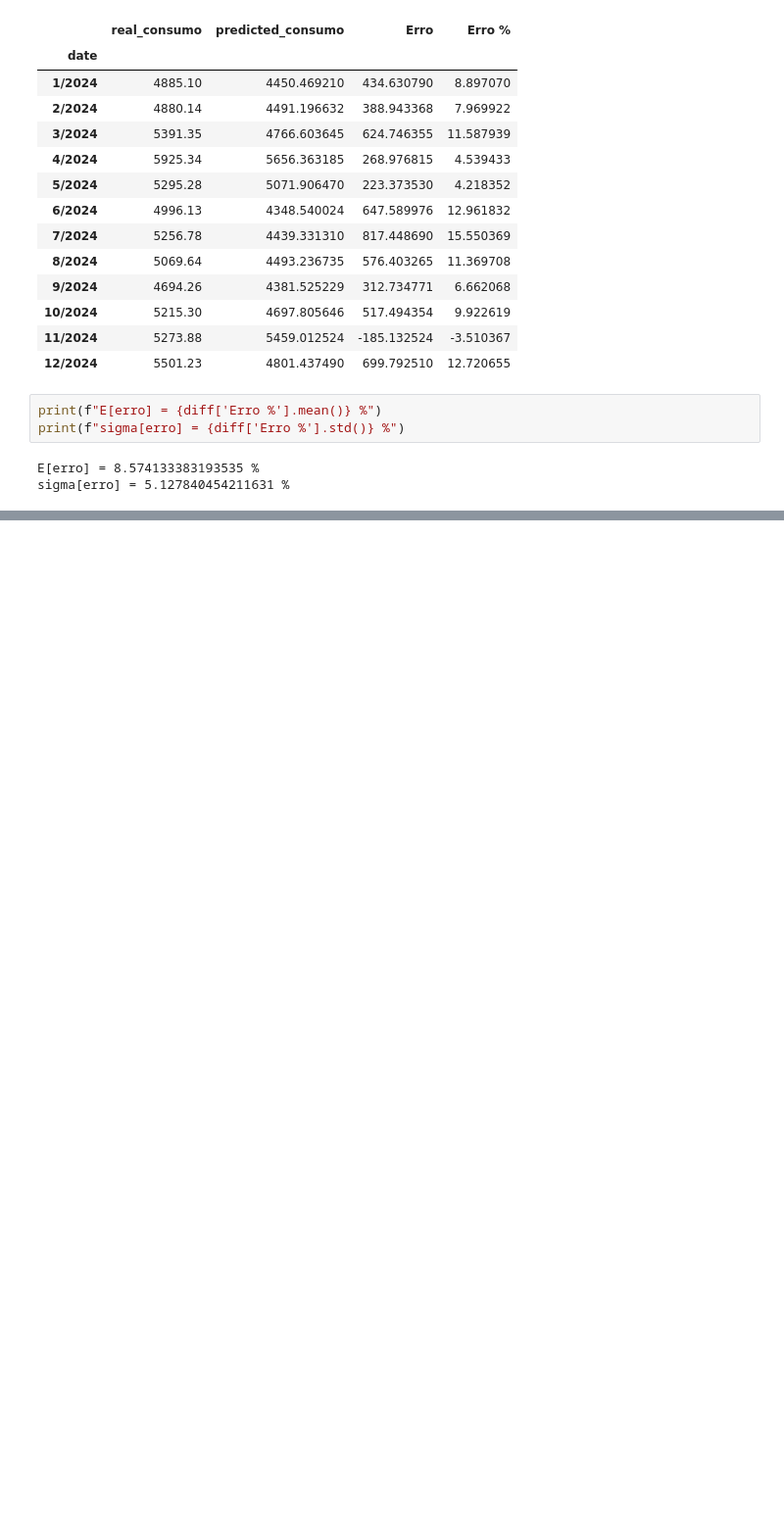
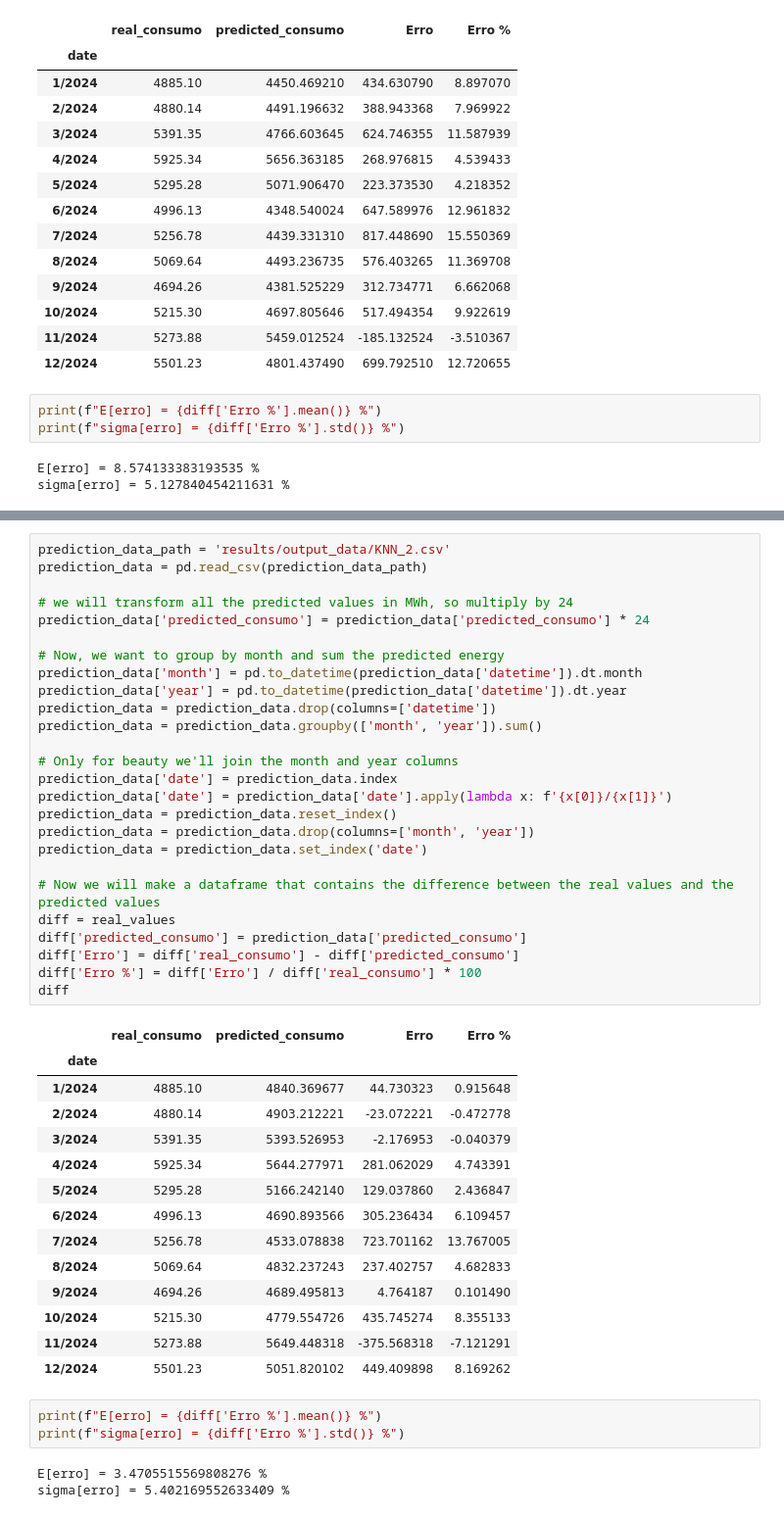
Before and after one commit to V-kr0pt/vivix_energy_consumption, a Jupyter notebook: prediction_analysis.ipynb, the cells around one changed output, grey strips where cells are left out. Shown at 98% size. Saved outputs shown, nothing was run; the diff lists cells and outputs as text; blank space fills up the shorter version.

```diff
--- a/prediction_analysis.ipynb
+++ b/prediction_analysis.ipynb
@@ -627,0 +758,47 @@ sigma[erro] = 5.127840454211631 %
+# %%
+prediction_data_path = 'results/output_data/KNN_2.csv'
+prediction_data = pd.read_csv(prediction_data_path)
+
+# we will transform all the predicted values in MWh, so multiply by 24
+prediction_data['predicted_consumo'] = prediction_data['predicted_consumo'] * 24
+
+# Now, we want to group by month and sum the predicted energy
+prediction_data['month'] = pd.to_datetime(prediction_data['datetime']).dt.month
+prediction_data['year'] = pd.to_datetime(prediction_data['datetime']).dt.year
+prediction_data = prediction_data.drop(columns=['datetime'])
+prediction_data = prediction_data.groupby(['month', 'year']).sum()
+
+# Only for beauty we'll join the month and year columns
+prediction_data['date'] = prediction_data.index
+prediction_data['date'] = prediction_data['date'].apply(lambda x: f'{x[0]}/{x[1]}')
+prediction_data = prediction_data.reset_index()
+prediction_data = prediction_data.drop(columns=['month', 'year'])
+prediction_data = prediction_data.set_index('date')
+
+# Now we will make a dataframe that contains the difference between the real values and the predicted values
+diff = real_values
+diff['predicted_consumo'] = prediction_data['predicted_consumo']
+diff['Erro'] = diff['real_consumo'] - diff['predicted_consumo']
+diff['Erro %'] = diff['Erro'] / diff['real_consumo'] * 100
+diff
+# %% [output]
+|  | real_consumo | predicted_consumo | Erro | Erro % |
+| date |  |  |  |  |
+| 1/2024 | 4885.10 | 4840.369677 | 44.730323 | 0.915648 |
+| 2/2024 | 4880.14 | 4903.212221 | -23.072221 | -0.472778 |
+| 3/2024 | 5391.35 | 5393.526953 | -2.176953 | -0.040379 |
+| 4/2024 | 5925.34 | 5644.277971 | 281.062029 | 4.743391 |
+| 5/2024 | 5295.28 | 5166.242140 | 129.037860 | 2.436847 |
+| 6/2024 | 4996.13 | 4690.893566 | 305.236434 | 6.109457 |
+| 7/2024 | 5256.78 | 4533.078838 | 723.701162 | 13.767005 |
+| 8/2024 | 5069.64 | 4832.237243 | 237.402757 | 4.682833 |
+| 9/2024 | 4694.26 | 4689.495813 | 4.764187 | 0.101490 |
+| 10/2024 | 5215.30 | 4779.554726 | 435.745274 | 8.355133 |
+| 11/2024 | 5273.88 | 5649.448318 | -375.568318 | -7.121291 |
+| 12/2024 | 5501.23 | 5051.820102 | 449.409898 | 8.169262 |
+# %%
+print(f"E[erro] = {diff['Erro %'].mean()} %")
+print(f"sigma[erro] = {diff['Erro %'].std()} %")
+# %% [output]
+E[erro] = 3.4705515569808276 %
+sigma[erro] = 5.402169552633409 %
```
Also changed, not shown: parts of 11 cells of this notebook, 1 other file.
